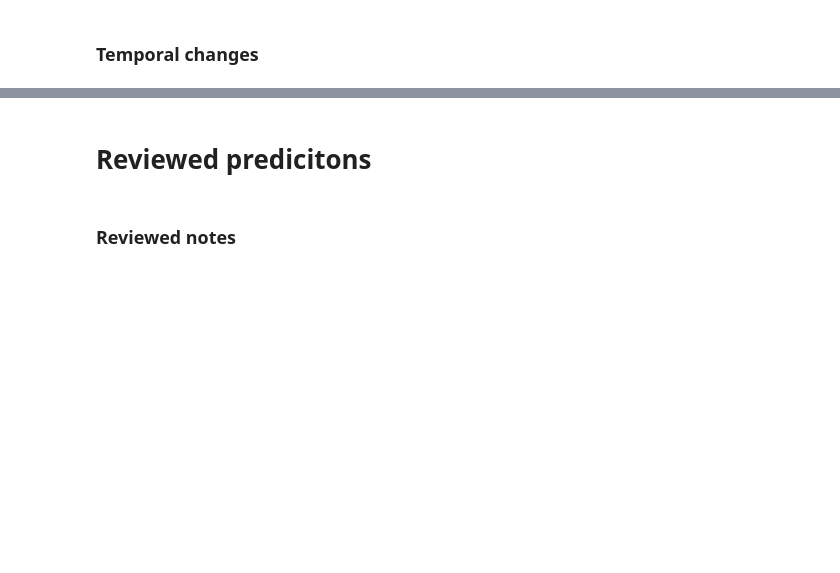
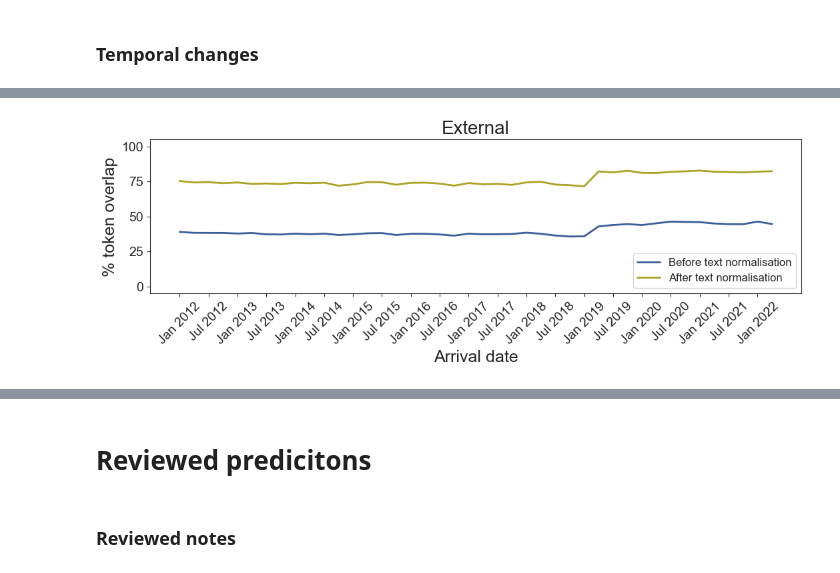
Before and after one commit to vlada-rozova/self-harm-triage-notes, a Jupyter notebook: notebooks/6-generalisability.ipynb, the cells around one changed output, grey strips where cells are left out. Drawn from its saved outputs; the diff is of its cells as text; code cells hidden in the pictures; blank space fills up the shorter version.

```diff
--- a/notebooks/6-generalisability.ipynb
+++ b/notebooks/6-generalisability.ipynb
@@ -292,5 +460,0 @@ df_dev.shape
-# %%
-# ED vocabulary
-vocab_filename = "rmh_2012_2017_dev_amt6"
-# Load the ED vocabulary
-vocab = load_vocab(vocab_filename)
@@ -735,6 +481,0 @@ vectorizer_filename = "rmh_2012_2017_dev_amt5"
-# %%
-# Load the ED vocabulary
-vocab = load_vocab(vocab_filename)
-
-# Load the list of selected features
-vectorizer = load_vectorizer(vectorizer_filename)
@@ -857,0 +488,6 @@ recall_score(df[(df.hospital=='LRH') & (df.quarter=='2021Q4')].SH,
+# %%
+# 2 & 5. How similar were the notes to the normalised
+# development data before and after text normalisation?
+plot_token_overlap_over_time(df, vocab, title=dataset_name, palette=palette, results_dir=results_dir)
+# %% [output]
+[figure, added]
```
Also changed, not shown: parts of 206 cells of this notebook, 1 other file.
